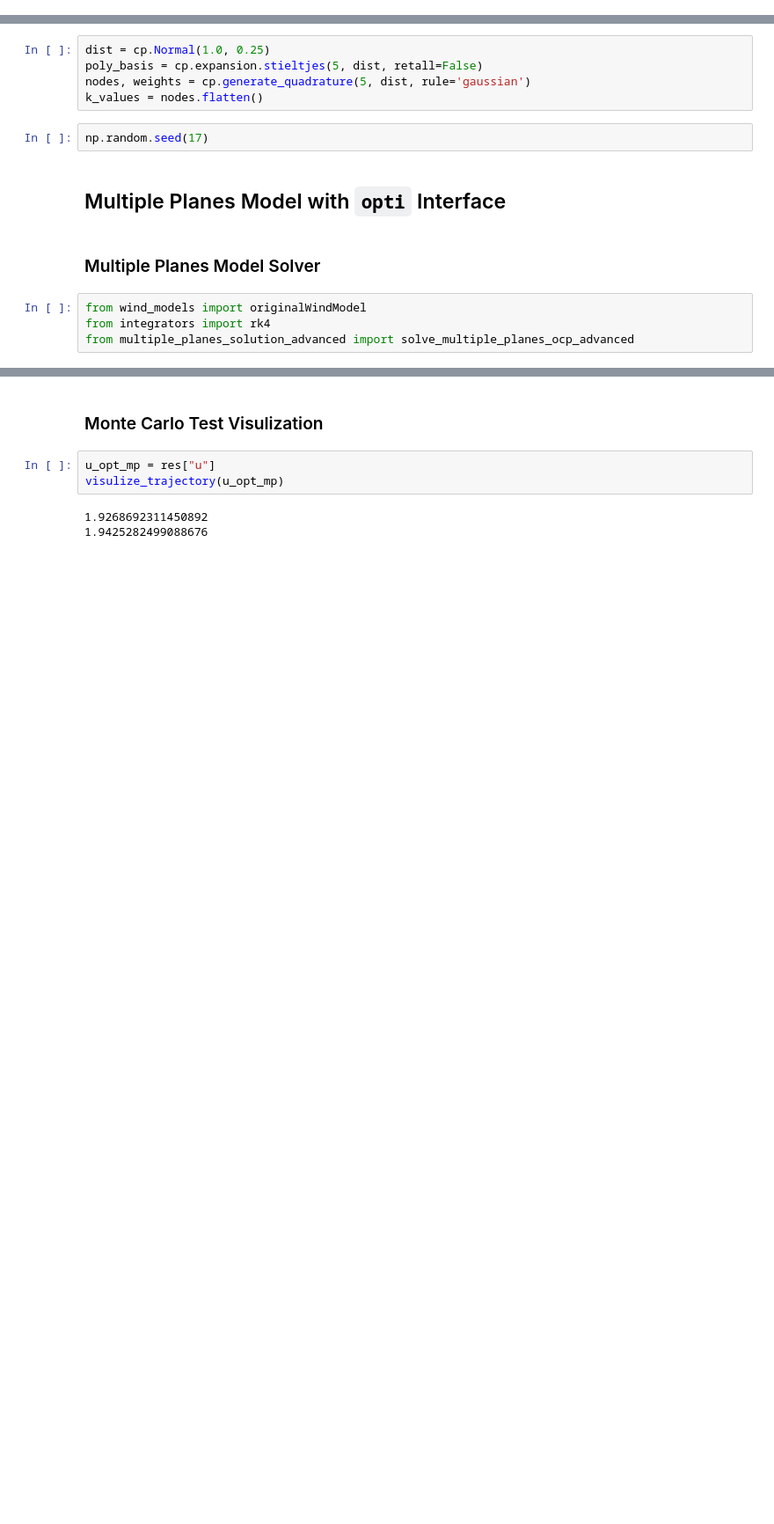
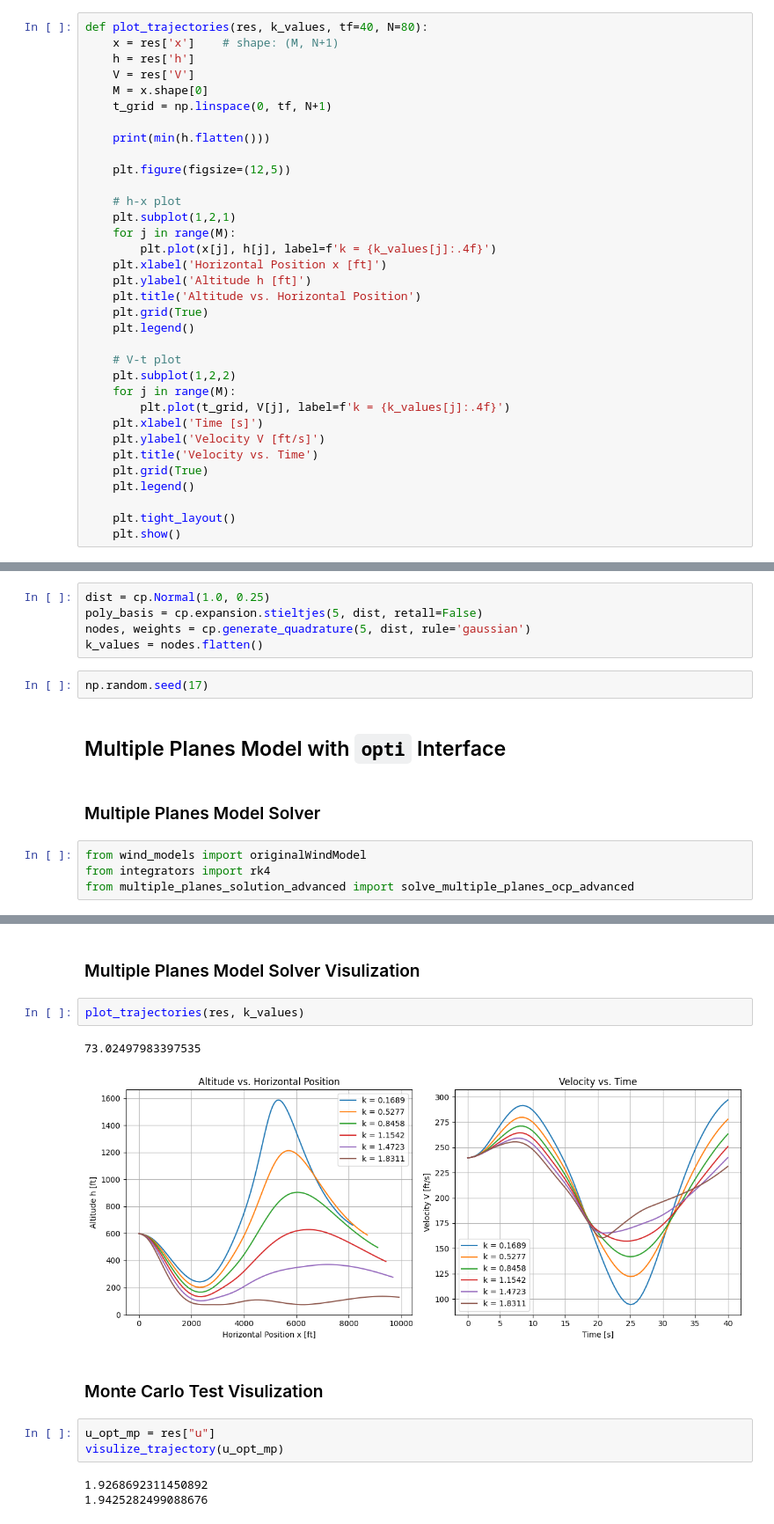
Before and after one commit to dmw1998/Case_Study_Log, a Jupyter notebook: All_in_Poster.ipynb, the cells around one changed output, grey strips where cells are left out. Shown at 88% size. Drawn from its saved outputs; the diff is of its cells as text; blank space fills up the shorter version.

```diff
--- a/All_in_Poster.ipynb
+++ b/All_in_Poster.ipynb
@@ -244,3 +244,37 @@ def visulize_trajectory(u_opt, x0=0, h0=600, V0=239.7, gamma0=-0.03925, alpha0=0
     print(f"P(Under 100) = {(under_100+under_50+under_0)/len(k_values):.4f}")
     print(f"P(Under 50) = {(under_50+under_0)/len(k_values):.4f}")
     print(f"P(Under 0) = {under_0/len(k_values):.4f}")
+# %%
+def plot_trajectories(res, k_values, tf=40, N=80):
+    x = res['x']    # shape: (M, N+1)
+    h = res['h']
+    V = res['V']
+    M = x.shape[0]
+    t_grid = np.linspace(0, tf, N+1)
+
+    print(min(h.flatten()))
+
+    plt.figure(figsize=(12,5))
+
+    # h-x plot
+    plt.subplot(1,2,1)
+    for j in range(M):
+        plt.plot(x[j], h[j], label=f'k = {k_values[j]:.4f}')
+    plt.xlabel('Horizontal Position x [ft]')
+    plt.ylabel('Altitude h [ft]')
+    plt.title('Altitude vs. Horizontal Position')
+    plt.grid(True)
+    plt.legend()
+
+    # V-t plot
+    plt.subplot(1,2,2)
+    for j in range(M):
+        plt.plot(t_grid, V[j], label=f'k = {k_values[j]:.4f}')
+    plt.xlabel('Time [s]')
+    plt.ylabel('Velocity V [ft/s]')
+    plt.title('Velocity vs. Time')
+    plt.grid(True)
+    plt.legend()
+
+    plt.tight_layout()
+    plt.show()
@@ -279,3 +347,10 @@ This program contains Ipopt, a library for large-scale nonlinear optimization.
+# %% [markdown]
+### Multiple Planes Model Solver Visulization
+# %%
+plot_trajectories(res, k_values)
+# %% [output]
+73.02497983397535
+[figure, added]
 # %% [markdown]
 ### Monte Carlo Test Visulization
 # %%
```
Also changed, not shown: parts of 5 cells of this notebook.
